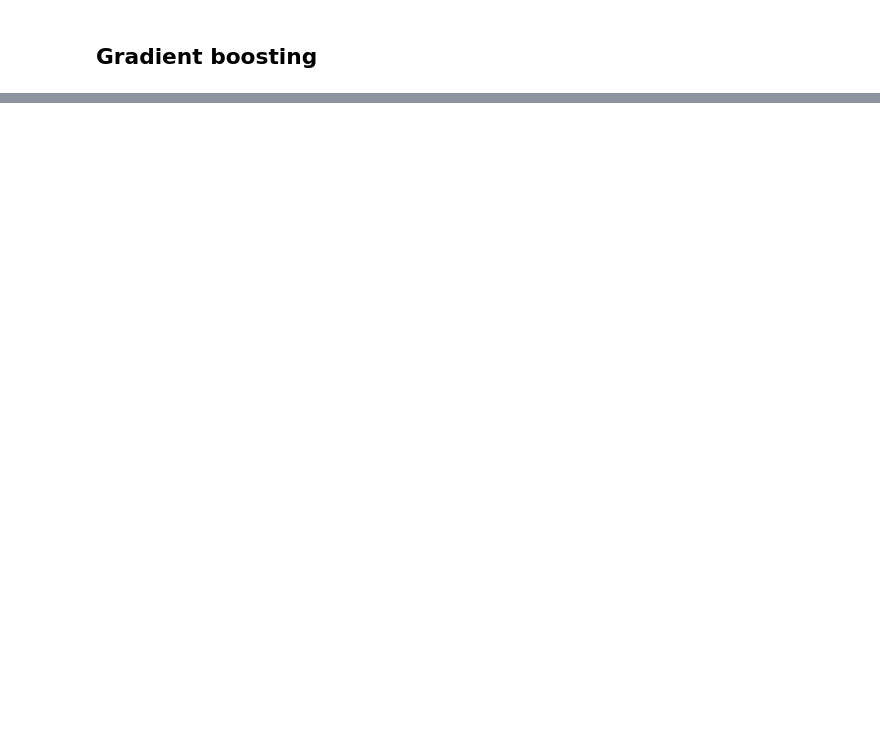
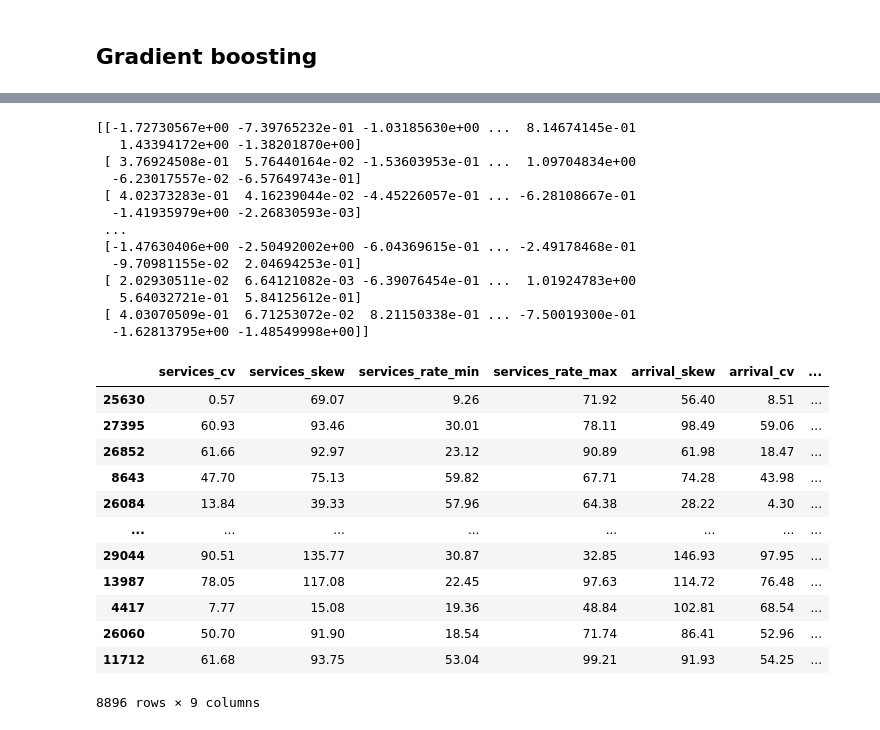
Before and after one commit to ipu69/queues-fork-join, a Jupyter notebook: ml/ml.ipynb, the cells around one changed output, grey strips where cells are left out. Cells and saved outputs as stored; diff of their text form; code cells hidden in the pictures; blank space fills up the shorter version.

```diff
--- a/ml/ml.ipynb
+++ b/ml/ml.ipynb
@@ -209,0 +264,33 @@ build_estimates_tests_scatter(y_test.values,
+# %%
+scaler = StandardScaler()
+scaler.fit(X_test)
+x = scaler.transform(X_test)
+print(x)
+X_test
+# %% [output]
+[[-1.72730567e+00 -7.39765232e-01 -1.03185630e+00 ...  8.14674145e-01
+   1.43394172e+00 -1.38201870e+00]
+ [ 3.76924508e-01  5.76440164e-02 -1.53603953e-01 ...  1.09704834e+00
+  -6.23017557e-02 -6.57649743e-01]
+ [ 4.02373283e-01  4.16239044e-02 -4.45226057e-01 ... -6.28108667e-01
+  -1.41935979e+00 -2.26830593e-03]
+ ...
+ [-1.47630406e+00 -2.50492002e+00 -6.04369615e-01 ... -2.49178468e-01
+  -9.70981155e-02  2.04694253e-01]
+ [ 2.02930511e-02  6.64121082e-03 -6.39076454e-01 ...  1.01924783e+00
+   5.64032721e-01  5.84125612e-01]
+ [ 4.03070509e-01  6.71253072e-02  8.21150338e-01 ... -7.50019300e-01
+  -1.62813795e+00 -1.48549998e+00]]
+|  | services_cv | services_skew | services_rate_min | services_rate_max | arrival_skew | arrival_cv | ... |
+| 25630 | 0.57 | 69.07 | 9.26 | 71.92 | 56.40 | 8.51 | ... |
+| 27395 | 60.93 | 93.46 | 30.01 | 78.11 | 98.49 | 59.06 | ... |
+| 26852 | 61.66 | 92.97 | 23.12 | 90.89 | 61.98 | 18.47 | ... |
+| 8643 | 47.70 | 75.13 | 59.82 | 67.71 | 74.28 | 43.98 | ... |
+| 26084 | 13.84 | 39.33 | 57.96 | 64.38 | 28.22 | 4.30 | ... |
+| ... | ... | ... | ... | ... | ... | ... | ... |
+| 29044 | 90.51 | 135.77 | 30.87 | 32.85 | 146.93 | 97.95 | ... |
+| 13987 | 78.05 | 117.08 | 22.45 | 97.63 | 114.72 | 76.48 | ... |
+| 4417 | 7.77 | 15.08 | 19.36 | 48.84 | 102.81 | 68.54 | ... |
+| 26060 | 50.70 | 91.90 | 18.54 | 71.74 | 86.41 | 52.96 | ... |
+| 11712 | 61.68 | 93.75 | 53.04 | 99.21 | 91.93 | 54.25 | ... |
+8896 rows × 9 columns
```
Also changed, not shown: parts of 9 cells of this notebook, 2 other files.
